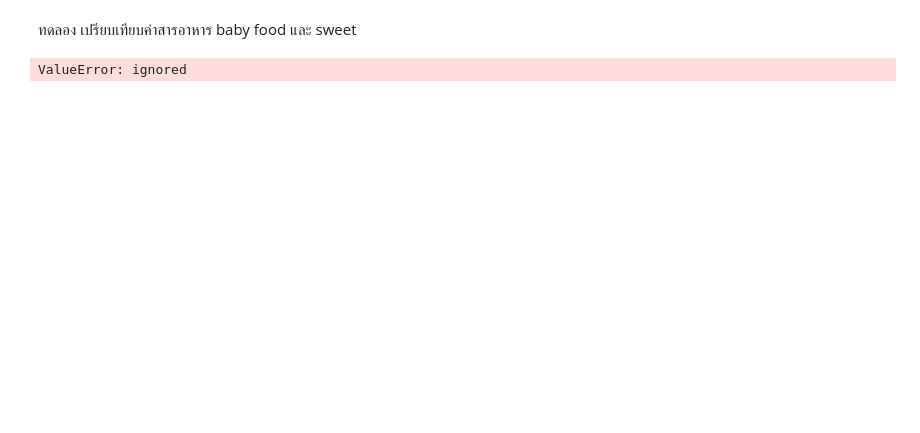
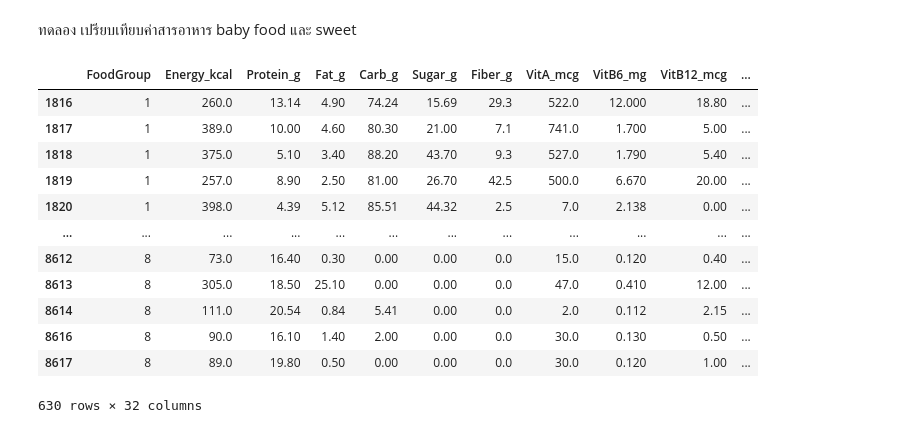
Before and after one commit to wanichayaporn/Multivariate, a Jupyter notebook: Chapter3_PCA.ipynb, the cells around one changed output. Saved outputs shown, nothing was run; the diff lists cells and outputs as text; code cells hidden in the pictures; blank space fills up the shorter version.

```diff
--- a/Chapter3_PCA.ipynb
+++ b/Chapter3_PCA.ipynb
@@ -684,7 +682,19 @@ plt.scatter(new_pca[:,0],new_pca[:,1],c = data_dropped2['FoodGroup'],alpha=0.5)
 # %% [markdown]
 ทดลอง เปรียบเทียบค่าสารอาหาร baby food และ sweet
 # %%
-bb = data_dropped2[(data_dropped2['FoodGroup']=='Baby Foods') or (data_dropped2['FoodGroup']=='Sweets')]
+bb = data_dropped2[(data_dropped2['FoodGroup']==1) | (data_dropped2['FoodGroup']==8)]  ## ใช้  | และ  &  แทน  or  และ  and  ใน pandas
 bb
 # %% [output]
+|  | FoodGroup | Energy_kcal | Protein_g | Fat_g | Carb_g | Sugar_g | Fiber_g | VitA_mcg | VitB6_mg | VitB12_mcg | ... |
+| 1816 | 1 | 260.0 | 13.14 | 4.90 | 74.24 | 15.69 | 29.3 | 522.0 | 12.000 | 18.80 | ... |
+| 1817 | 1 | 389.0 | 10.00 | 4.60 | 80.30 | 21.00 | 7.1 | 741.0 | 1.700 | 5.00 | ... |
+| 1818 | 1 | 375.0 | 5.10 | 3.40 | 88.20 | 43.70 | 9.3 | 527.0 | 1.790 | 5.40 | ... |
+| 1819 | 1 | 257.0 | 8.90 | 2.50 | 81.00 | 26.70 | 42.5 | 500.0 | 6.670 | 20.00 | ... |
+| 1820 | 1 | 398.0 | 4.39 | 5.12 | 85.51 | 44.32 | 2.5 | 7.0 | 2.138 | 0.00 | ... |
+| ... | ... | ... | ... | ... | ... | ... | ... | ... | ... | ... | ... |
+| 8612 | 8 | 73.0 | 16.40 | 0.30 | 0.00 | 0.00 | 0.0 | 15.0 | 0.120 | 0.40 | ... |
+| 8613 | 8 | 305.0 | 18.50 | 25.10 | 0.00 | 0.00 | 0.0 | 47.0 | 0.410 | 12.00 | ... |
+| 8614 | 8 | 111.0 | 20.54 | 0.84 | 5.41 | 0.00 | 0.0 | 2.0 | 0.112 | 2.15 | ... |
+| 8616 | 8 | 90.0 | 16.10 | 1.40 | 2.00 | 0.00 | 0.0 | 30.0 | 0.130 | 0.50 | ... |
+| 8617 | 8 | 89.0 | 19.80 | 0.50 | 0.00 | 0.00 | 0.0 | 30.0 | 0.120 | 1.00 | ... |
-ValueError: ignored
+630 rows × 32 columns
```
Also changed, not shown: parts of 11 cells of this notebook.
